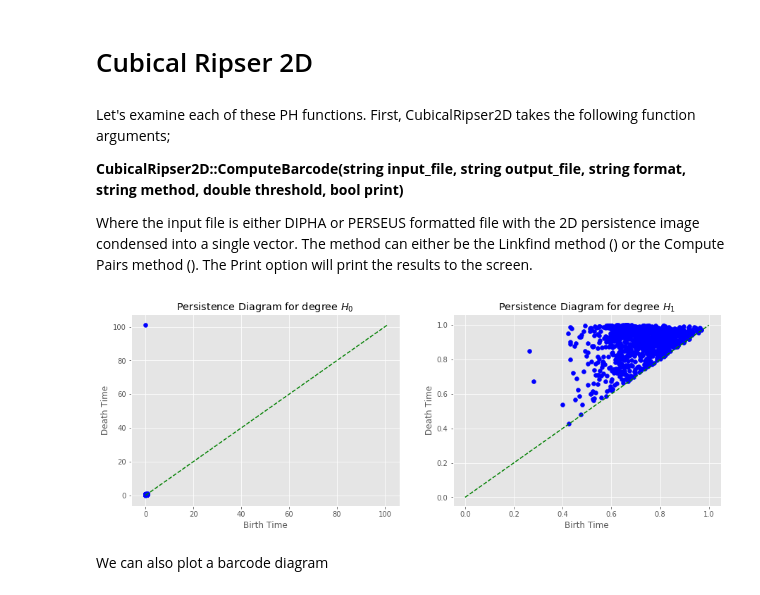
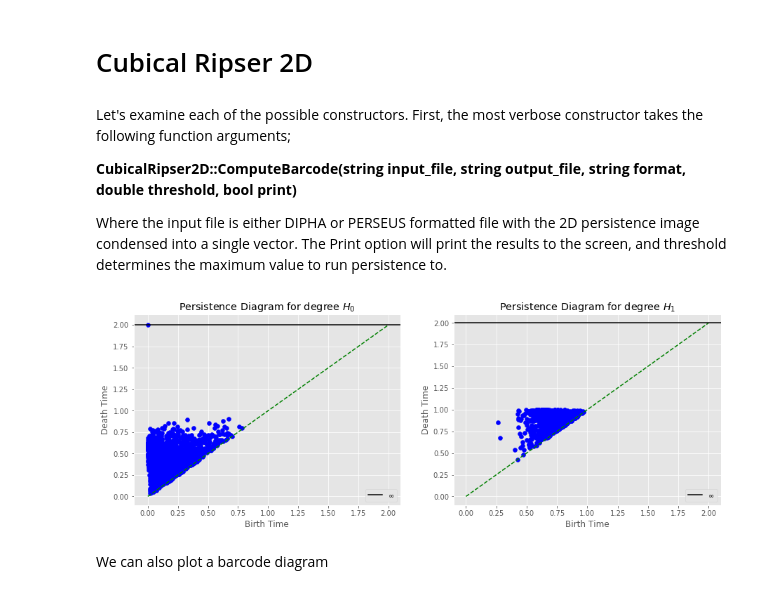
Before and after one commit to infophysics/CubicalRipser2D, a Jupyter notebook: Cubical Ripser.ipynb, the cells around one changed output. Saved outputs shown, nothing was run; the diff lists cells and outputs as text; code cells hidden in the pictures.

```diff
--- a/Cubical Ripser.ipynb
+++ b/Cubical Ripser.ipynb
@@ -53,22 +53,22 @@ dir(Cube2D.CubicalRipser2D)
 # %% [markdown]
 # Cubical Ripser 2D
 # %% [markdown]
-Let's examine each of these PH functions.  First, CubicalRipser2D takes the following function arguments;
+Let's examine each of the possible constructors.  First, the most verbose constructor takes the following function arguments;
 
-**CubicalRipser2D::ComputeBarcode(string input_file, string output_file, string format, string method, double threshold, bool print)**
+**CubicalRipser2D::ComputeBarcode(string input_file, string output_file, string format, double threshold, bool print)**
 
-Where the input file is either DIPHA or PERSEUS formatted file with the 2D persistence image condensed into a single vector.  The method can either be the Linkfind method () or the Compute Pairs method ().  The Print option will print the results to the screen.
+Where the input file is either DIPHA or PERSEUS formatted file with the 2D persistence image condensed into a single vector.  The Print option will print the results to the screen, and threshold determines the maximum value to run persistence to.
 # %%
 from Cube2D import CubicalRipser2D
 #  Create a CubicalRipser2D object
 cube2D = CubicalRipser2D()
 
 #  Try one of the examples in the dat/ folder
-cube2D.ComputeBarcode("algorithms/CubicalRipser_2dim/dat/test_2_100.complex", "test.csv", "DIPHA", "COMPUTEPAIRS", 100, True)
+cube2D.ComputeBarcode("algorithms/CubicalRipser_2dim/dat/test_2_100.complex", "test.csv", "DIPHA", 100, True)
 barcode = cube2D.getBarcode()
-Cube2D.plot_persistence_diagram(barcode)
+Cube2D.plot_persistence_diagram(barcode, threshold=100)
 # %% [output]
-[figure, old version]
+[figure, new version]
 # %% [markdown]
 We can also plot a barcode diagram
 # %%
```
Also changed, not shown: parts of 8 cells of this notebook, 3 other files.
